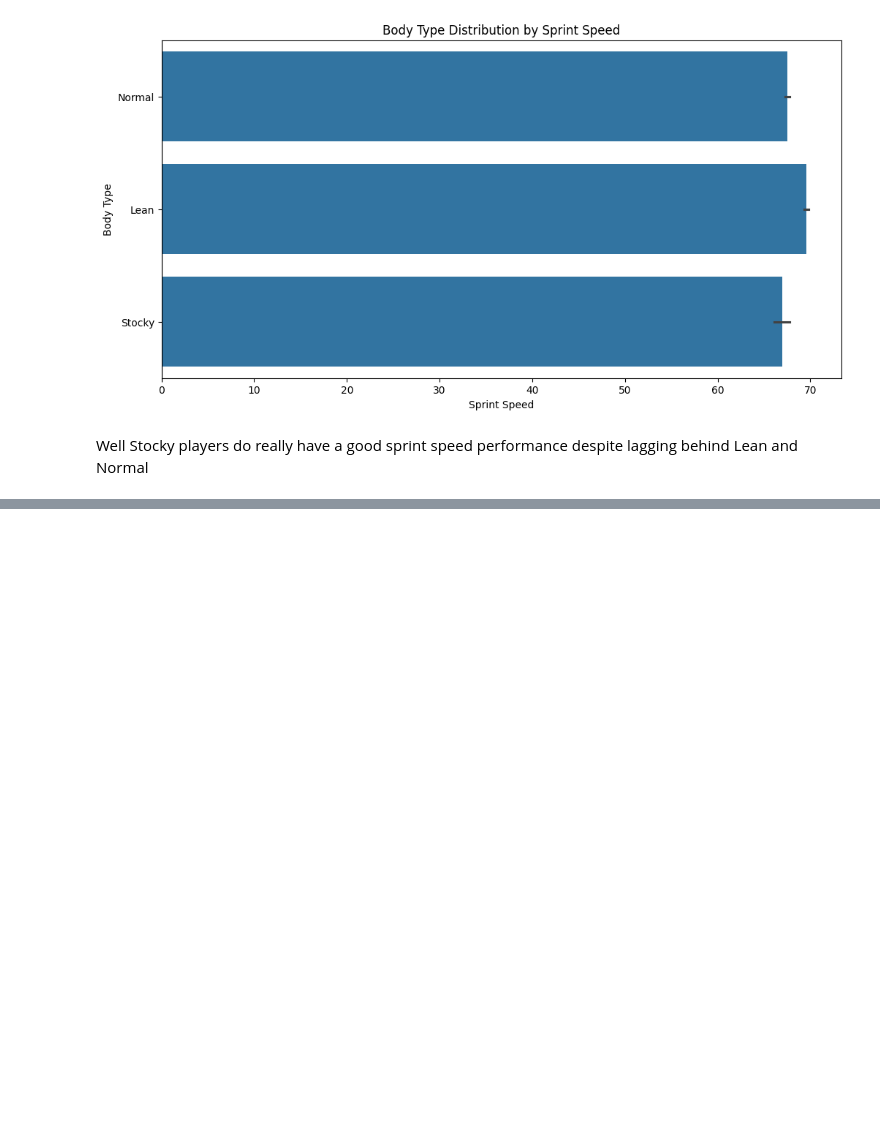
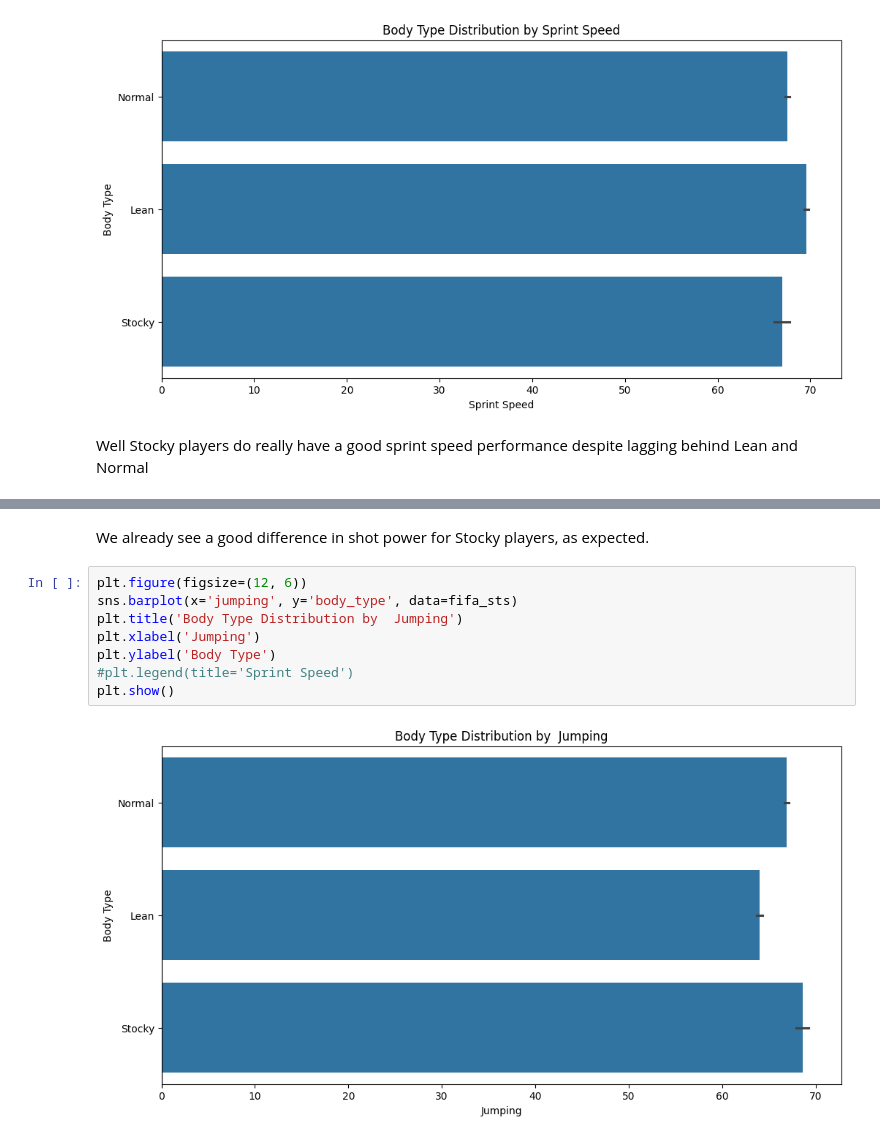
Before and after one commit to alexkrdozo/fifa-stats, a Jupyter notebook: football_al.ipynb, the cells around one changed output, grey strips where cells are left out. Drawn from its saved outputs; the diff is of its cells as text; blank space fills up the shorter version.

```diff
--- a/football_al.ipynb
+++ b/football_al.ipynb
@@ -236,0 +247,12 @@ Well Stocky players do really have a good sprint speed performance despite laggi
+# %% [markdown]
+We already see a good difference in shot power for Stocky players, as expected.
+# %%
+plt.figure(figsize=(12, 6))
+sns.barplot(x='jumping', y='body_type', data=fifa_sts)
+plt.title('Body Type Distribution by  Jumping')
+plt.xlabel('Jumping')
+plt.ylabel('Body Type')
+#plt.legend(title='Sprint Speed')
+plt.show()
+# %% [output]
+[figure, added]
```
Also changed, not shown: parts of 4 cells of this notebook.
